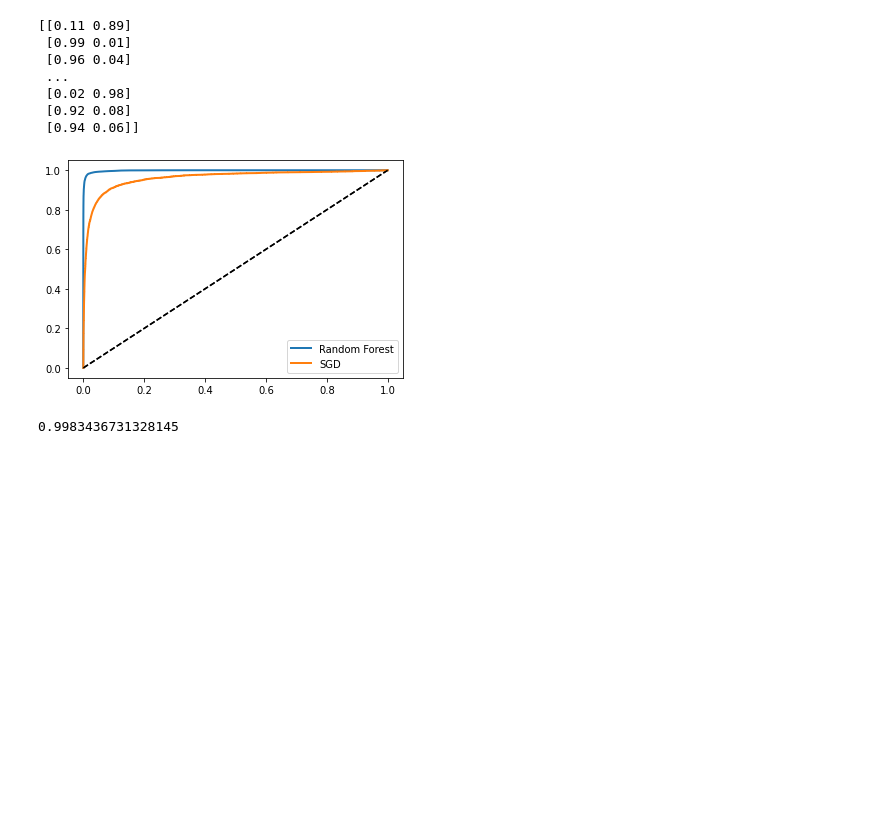
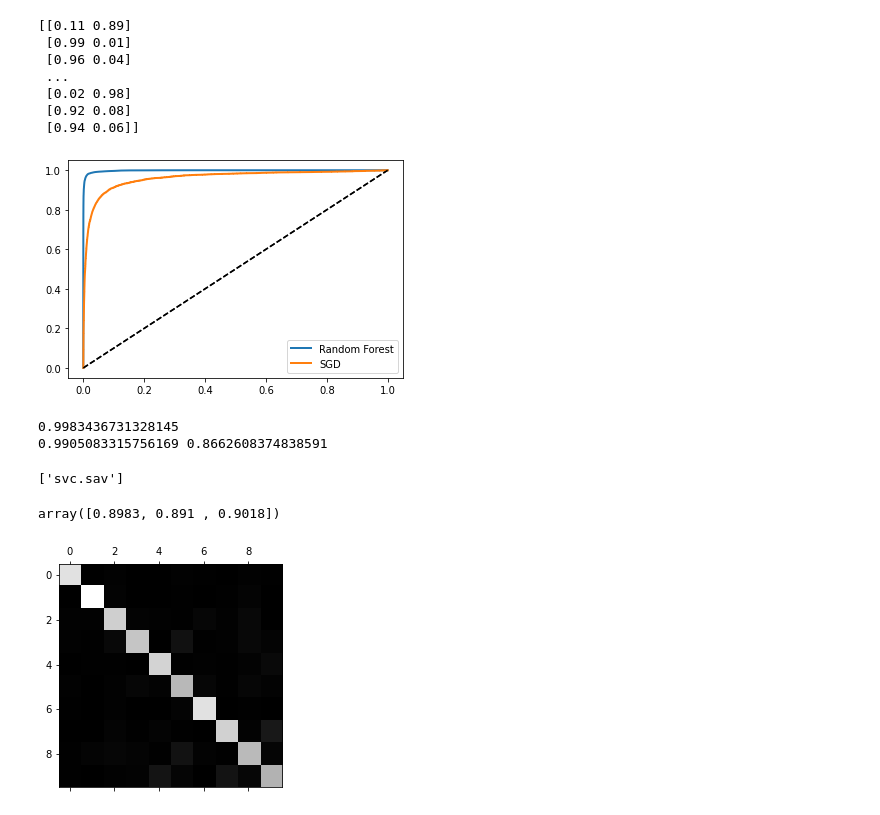
Before and after one commit to divya21raj/MNIST-Classification, a Jupyter notebook: main.ipynb, the cells around one changed output. Drawn from its saved outputs; the diff is of its cells as text; code cells hidden in the pictures; blank space fills up the shorter version.

Commit message:
Multiclass Classification

```diff
--- a/main.ipynb
+++ b/main.ipynb
@@ -135,13 +145,55 @@ print(y_prob_forest)
  [0.94 0.06]]
 # %%
 # Make ROC for random forest
-y_prob_forest_pos = y_prob_forest[:, 1]
-fpr_forest, tpr_forest, thresholds_forest = roc_curve(y_train_5, y_prob_forest_pos)
+y_prob_forest_score = y_prob_forest[:, 1] # score = proba of positive class
+
+fpr_forest, tpr_forest, thresholds_forest = roc_curve(y_train_5, y_prob_forest_score)
 plot_roc_curve(plt, fpr_forest, tpr_forest, "Random Forest")
 plot_roc_curve(plt, fpr, tpr, "SGD")
 plt.legend(loc="lower right")
 plt.show()
-print(roc_auc_score(y_train_5, y_prob_forest_pos))
+
+print(roc_auc_score(y_train_5, y_prob_forest_score))
+print(precision_score(y_train_5, y_train_pred_rfc), recall_score(y_train_5, y_train_pred_rfc))
+#e(y_train_5, y_prob_forest), recall_score(y_train_5, y_prob_forest))
 # %% [output]
 [figure]
 0.9983436731328145
+0.9905083315756169 0.8662608374838591
+# %%
+# Multiclass Prediction
+from sklearn.svm import SVC
+
+svc = SVC()
+svc.fit(X_train, y_train)
+svc.predict([some_digit])
+
+joblib.dump(svc, 'svc.sav')
+# %% [output]
+['svc.sav']
+# %%
+# Other Classifiers
+from sklearn.multiclass import OneVsRestClassifier
+
+ovr_clf = OneVsRestClassifier(svc)
+ovr_clf.fit(X_train, y_train)
+
+joblib.dump(svc, 'svc.sav')
+# %%
+# Feature Scaling
+from sklearn.preprocessing import StandardScaler
+
+scaler = StandardScaler()
+X_train_scaled = scaler.fit_transform(X_train.astype(np.float64))
+cross_val_score(sgd, X_train_scaled, y_train, cv=3, scoring='accuracy')
+# %% [output]
+array([0.8983, 0.891 , 0.9018])
+# %%
+# Confusion Matrix for Multiclass SGD
+
+y_train_pred = cross_val_predict(sgd, X_train, y_train, cv=3)
+conf_mx = confusion_matrix(y_train, y_train_pred)
+plt.matshow(conf_mx, cmap=plt.cm.gray)
+plt.show()
+# %% [output]
+[figure, added]
```
Also changed, not shown: parts of 7 cells of this notebook, 1 other file.
